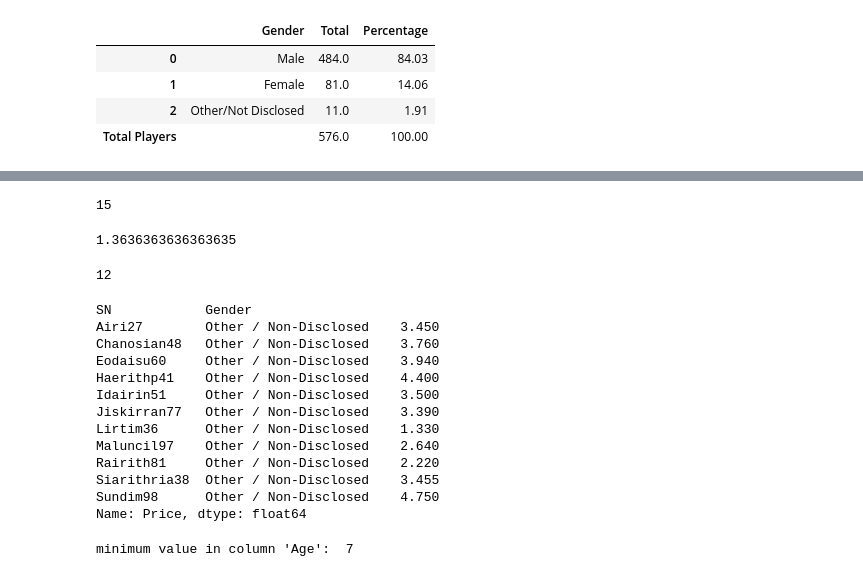
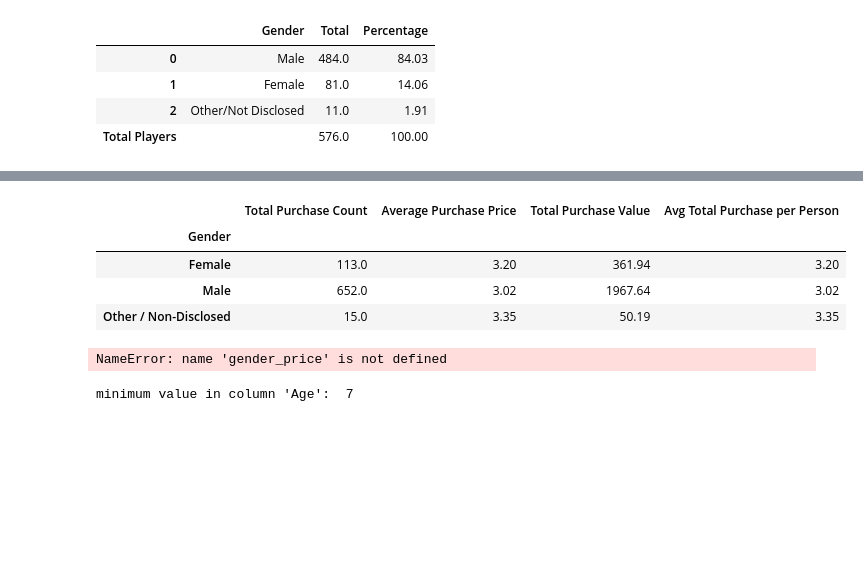
Before and after one commit to tidepooler/HeroesOfPymoli, a Jupyter notebook: Heroes_of_Pymoli.ipynb, the cells around one changed output, grey strips where cells are left out. Saved outputs shown, nothing was run; the diff lists cells and outputs as text; code cells hidden in the pictures; blank space fills up the shorter version.

Commit message:
Add files via upload
Combined and cleaned up purchasing data by gender

```diff
--- a/Heroes_of_Pymoli.ipynb
+++ b/Heroes_of_Pymoli.ipynb
@@ -170,46 +107,40 @@ Name: Price, Length: 81, dtype: float64
-# %%
-#For unknown gender, determine
-#Purchase Count, Average Purchase Price, Total Purchase Value, Average Purchase Total Per Person
-
-other_gender_purchase = df_purchase_data.loc[df_purchase_data["Gender"] == "Other / Non-Disclosed", :]
-other_gender_purchase = len(other_gender_purchase)
-other_gender_purchase
-# %% [output]
-15
-# %%
-#For unknown gender, determine Average Purchase Price
-
-o_avg_purch = other_gender_purchase/num_other
-o_avg_purch
-
-#round up to two decimals?
-# %% [output]
-1.3636363636363635
-# %%
-#For unknown gender, determine Total Purchase Value
-
-tot_f_purch = unique_genders_purch["Other / Non-Disclosed"]
-tot_f_purch
-# %% [output]
-12
-# %%
-#For unknown gender, determine Average Purchase Total Per Person
-
-df_avg_tot_purch[df_avg_tot_purch.index.isin(["Other / Non-Disclosed"], level="Gender")]
-# %% [output]
-SN            Gender
-Airi27        Other / Non-Disclosed    3.450
-Chanosian48   Other / Non-Disclosed    3.760
-Eodaisu60     Other / Non-Disclosed    3.940
-Haerithp41    Other / Non-Disclosed    4.400
-Idairin51     Other / Non-Disclosed    3.500
-Jiskirran77   Other / Non-Disclosed    3.390
-Lirtim36      Other / Non-Disclosed    1.330
-Maluncil97    Other / Non-Disclosed    2.640
-Rairith81     Other / Non-Disclosed    2.220
-Siarithria38  Other / Non-Disclosed    3.455
-Sundim98      Other / Non-Disclosed    4.750
-Name: Price, dtype: float64
+# %%
+df_gender_2 = df_purchase_data.groupby('Gender')
+
+Total_Purchase_Counts = round(df_gender_2['Price'].count(), 0)
+Avg_Purchase_Price = round(df_gender_2['Price'].mean(), 2)
+Total_Purchase_Values = round(df_gender_2['Price'].sum(), 2)
+Purchase_Value_Per_Gender = round(Total_Purchase_Values / Total_Purchase_Counts, 2)
+
+summary_dataframe2 = pd.DataFrame([Total_Purchase_Counts, Avg_Purchase_Price, Total_Purchase_Values, Purchase_Value_Per_Gender])
+summary2 = summary_dataframe2.T
+summary2.columns = ['Total Purchase Count', 'Average Purchase Price', 'Total Purchase Value', 'Avg Total Purchase per Person']
+summary2
+# %% [output]
+|  | Total Purchase Count | Average Purchase Price | Total Purchase Value | Avg Total Purchase per Person |
+| Gender |  |  |  |  |
+| Female | 113.0 | 3.20 | 361.94 | 3.20 |
+| Male | 652.0 | 3.02 | 1967.64 | 3.02 |
+| Other / Non-Disclosed | 15.0 | 3.35 | 50.19 | 3.35 |
+# %%
+#Average Total Purchases per Person by Gender
+
+# CALCULATE THE TOTAL REVENUE
+Avg_Purchases_Per = df_purchase_data.groupby(["SN","Gender"])["Price"].mean().agg(lambda x: x.unique())
+
+Avg_Purchases_Per = pd.DataFrame({"Average Price": gender_price, "Total Purchases": count,
+    "Total Revenue": gender_revenue})
+
+#genders["Average Price"] = genders["Average Price"].map("${:.2f}".format)
+#genders["Total Revenue"] = genders["Total Revenue"].map("${:.2f}".format)
+#genders
+#purchase_data.head()
+#Avg_Purchases_Per = pd.DataFrame({df_purchase_data.groupby(["SN","Gender"]).mean()["Price"].agg(lambda x: x.unique())
+                                 #})
+#Avg_Purchases_Per = Avg_Purchases_Per.round(2)
+Avg_Purchases_Per
+# %% [output]
+NameError: name 'gender_price' is not defined
 # %%
 #ANALYZE AGE DEMOGRAPHICS:
 # %%
```
Also changed, not shown: parts of 3 cells of this notebook.
